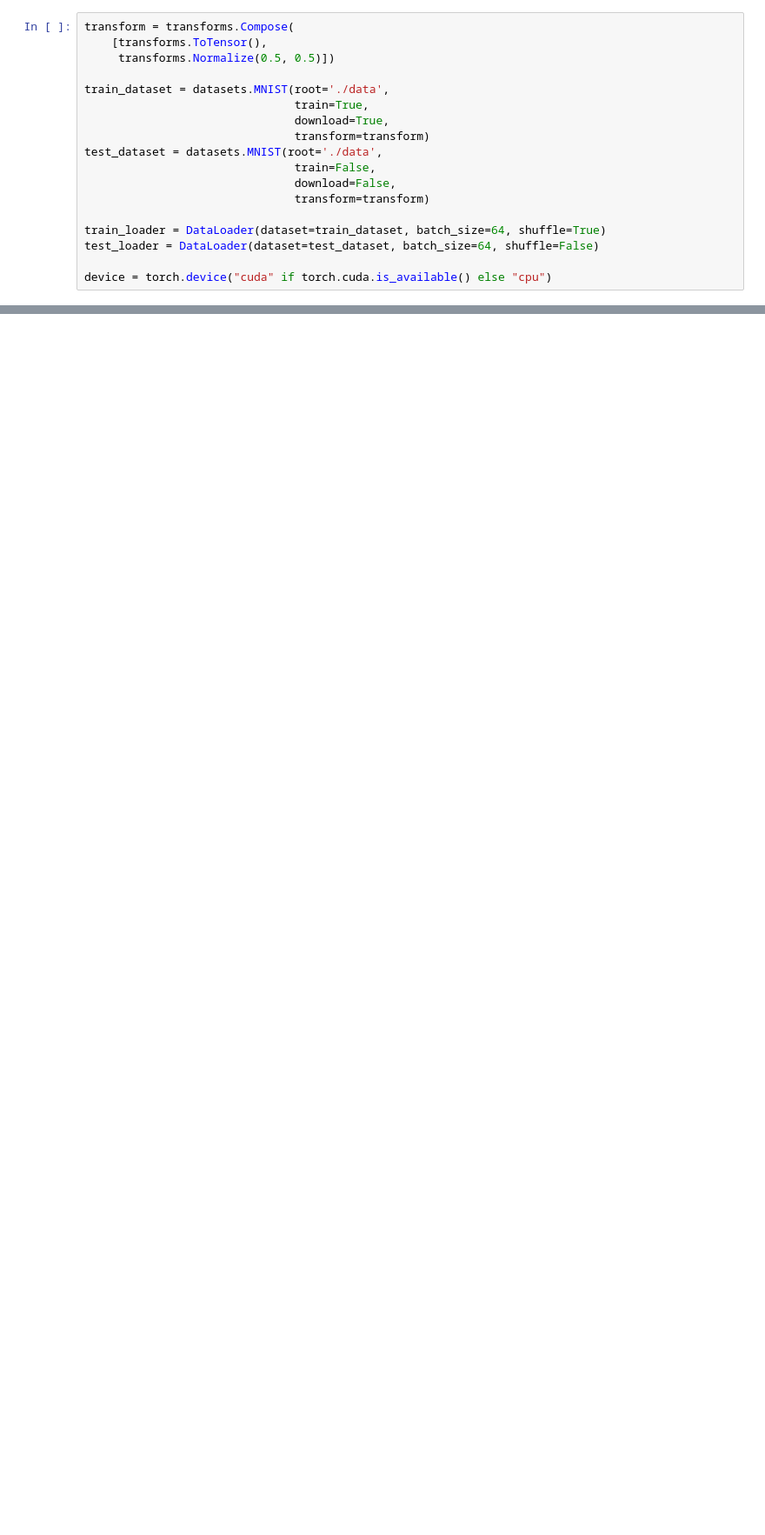
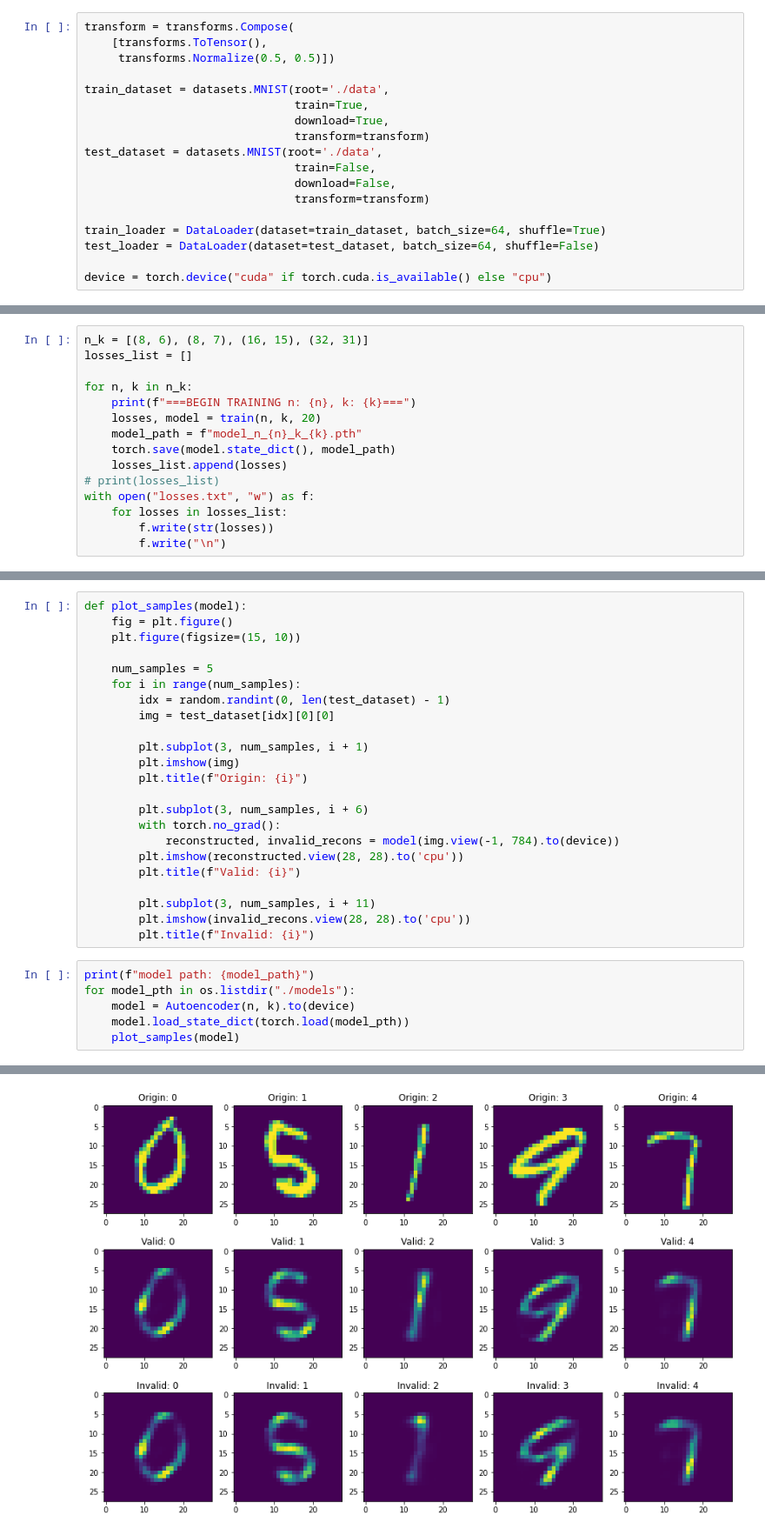
Before and after one commit to UnknownXenia/AE_SecretSharing, a Jupyter notebook: AE.ipynb, the cells around one changed output, grey strips where cells are left out. Shown at 87% size. Saved outputs shown, nothing was run; the diff lists cells and outputs as text; blank space fills up the shorter version.

```diff
--- a/AE.ipynb
+++ b/AE.ipynb
@@ -188,0 +156,15 @@ for i in range(5):
+# %%
+n_k = [(8, 6), (8, 7), (16, 15), (32, 31)]
+losses_list = []
+
+for n, k in n_k:
+    print(f"===BEGIN TRAINING n: {n}, k: {k}===")
+    losses, model = train(n, k, 20)
+    model_path = f"model_n_{n}_k_{k}.pth"
+    torch.save(model.state_dict(), model_path)
+    losses_list.append(losses)
+# print(losses_list)
+with open("losses.txt", "w") as f:
+    for losses in losses_list:
+        f.write(str(losses))
+        f.write("\n")
@@ -188,0 +200,30 @@ for i in range(5):
+# %%
+def plot_samples(model):
+    fig = plt.figure()
+    plt.figure(figsize=(15, 10))
+
+    num_samples = 5
+    for i in range(num_samples):
+        idx = random.randint(0, len(test_dataset) - 1)
+        img = test_dataset[idx][0][0]
+
+        plt.subplot(3, num_samples, i + 1)
+        plt.imshow(img)
+        plt.title(f"Origin: {i}")
+
+        plt.subplot(3, num_samples, i + 6)
+        with torch.no_grad():
+            reconstructed, invalid_recons = model(img.view(-1, 784).to(device))
+        plt.imshow(reconstructed.view(28, 28).to('cpu'))
+        plt.title(f"Valid: {i}")
+
+        plt.subplot(3, num_samples, i + 11)
+        plt.imshow(invalid_recons.view(28, 28).to('cpu'))
+        plt.title(f"Invalid: {i}")
+# %%
+print(f"model path: {model_path}")
+for model_pth in os.listdir("./models"):
+    model = Autoencoder(n, k).to(device)
+    model.load_state_dict(torch.load(model_pth))
+    plot_samples(model)
+# %% [output]
@@ -188,0 +232 @@ for i in range(5):
+[figure, added]
```
Also changed, not shown: parts of 19 cells of this notebook.
